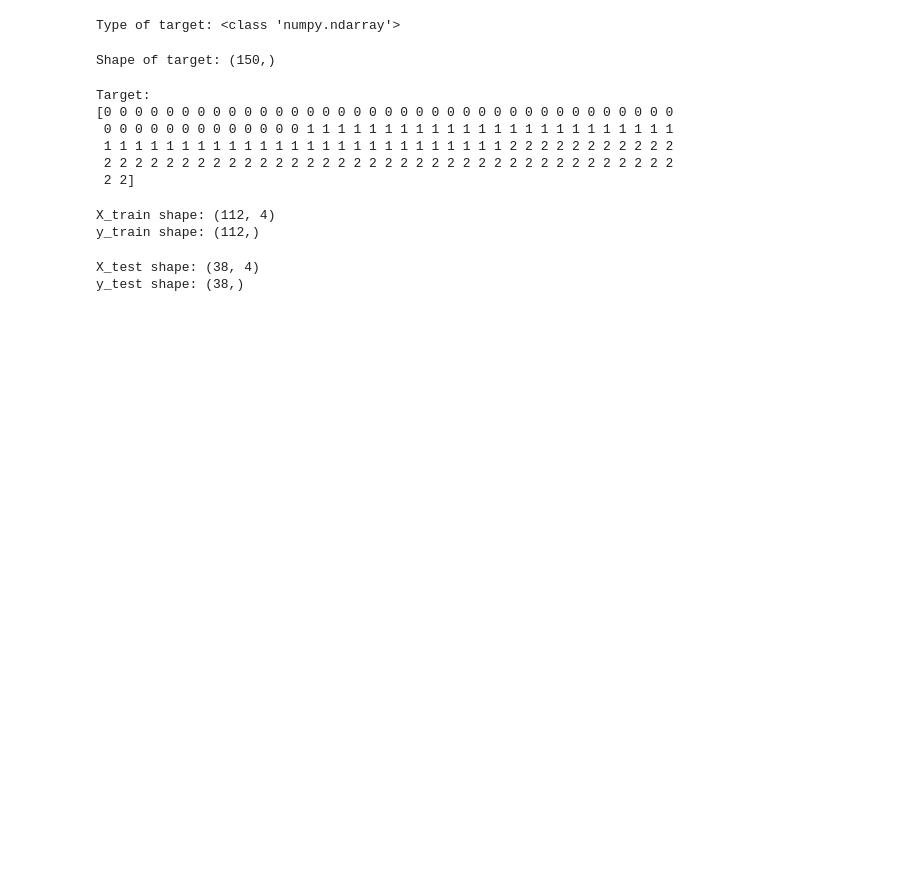
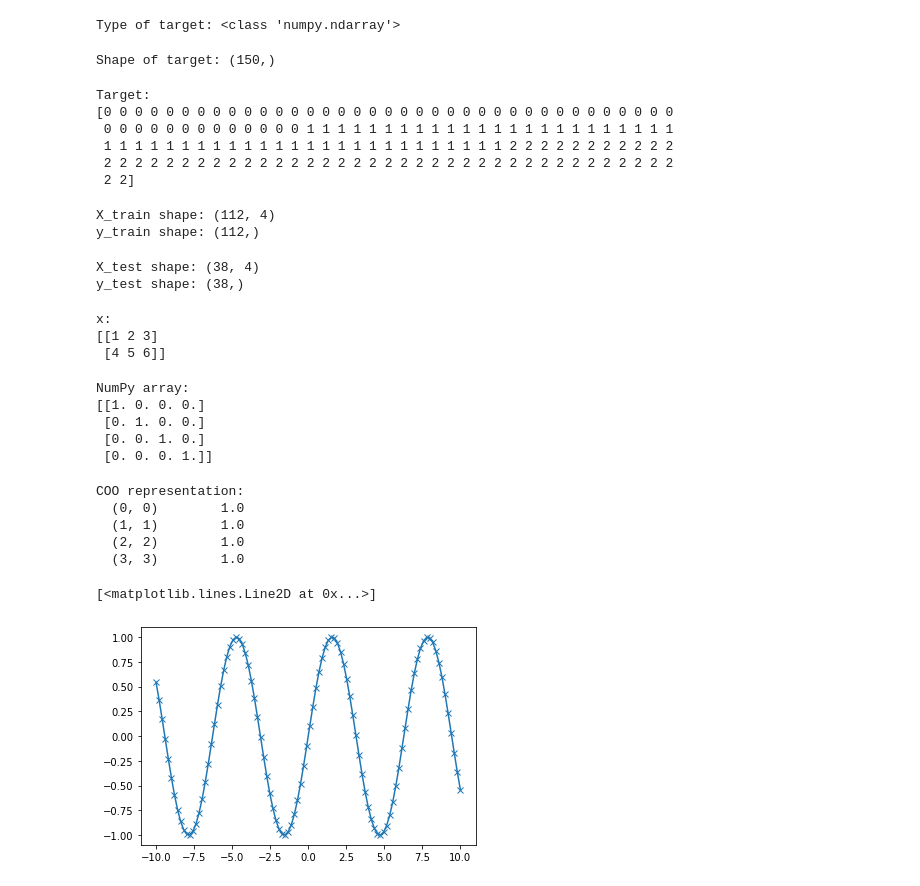
Before and after one commit to jatin711-debug/MachineLearningAndAI, a Jupyter notebook: data.ipynb, the cells around one changed output. Drawn from its saved outputs; the diff is of its cells as text; code cells hidden in the pictures; blank space fills up the shorter version.

```diff
--- a/data.ipynb
+++ b/data.ipynb
@@ -72,3 +72,46 @@ print("y_test shape: {}".format(y_test.shape))
 # %% [output]
 X_test shape: (38, 4)
 y_test shape: (38,)
+# %%
+import numpy as np
+x = np.array([[1, 2, 3], [4, 5, 6]])
+print("x:\n{}".format(x))
+# %% [output]
+x:
+[[1 2 3]
+ [4 5 6]]
+# %%
+from scipy import sparse
+# Create a 2D NumPy array with a diagonal of ones, and zeros everywhere else
+eye = np.eye(4)
+print("NumPy array:\n{}".format(eye))
+# %% [output]
+NumPy array:
+[[1. 0. 0. 0.]
+ [0. 1. 0. 0.]
+ [0. 0. 1. 0.]
+ [0. 0. 0. 1.]]
+# %%
+data = np.ones(4)
+row_indices = np.arange(4)
+col_indices = np.arange(4)
+eye_coo = sparse.coo_matrix((data, (row_indices, col_indices)))
+print("COO representation:\n{}".format(eye_coo))
+# %% [output]
+COO representation:
+  (0, 0)        1.0
+  (1, 1)        1.0
+  (2, 2)        1.0
+  (3, 3)        1.0
+# %%
+%matplotlib inline
+import matplotlib.pyplot as plt
+# Generate a sequence of numbers from -10 to 10 with 100 steps in between
+x = np.linspace(-10, 10, 100)
+# Create a second array using sine
+y = np.sin(x)
+# The plot function makes a line chart of one array against another
+plt.plot(x, y, marker="x")
+# %% [output]
+[<matplotlib.lines.Line2D at 0x...>]
+[figure, added]
```
Also changed, not shown: parts of 2 cells of this notebook.
